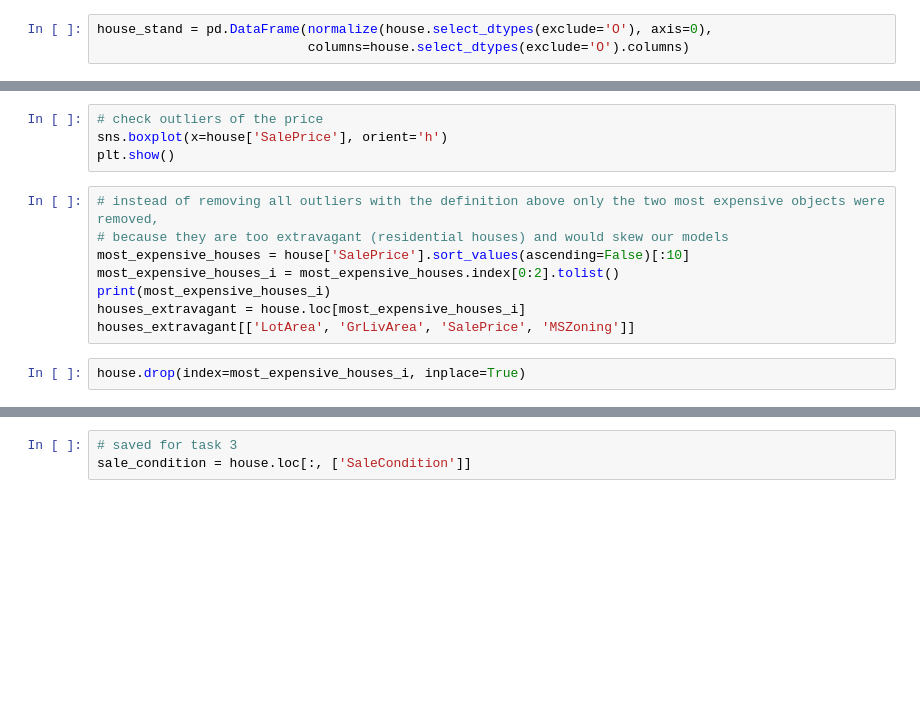
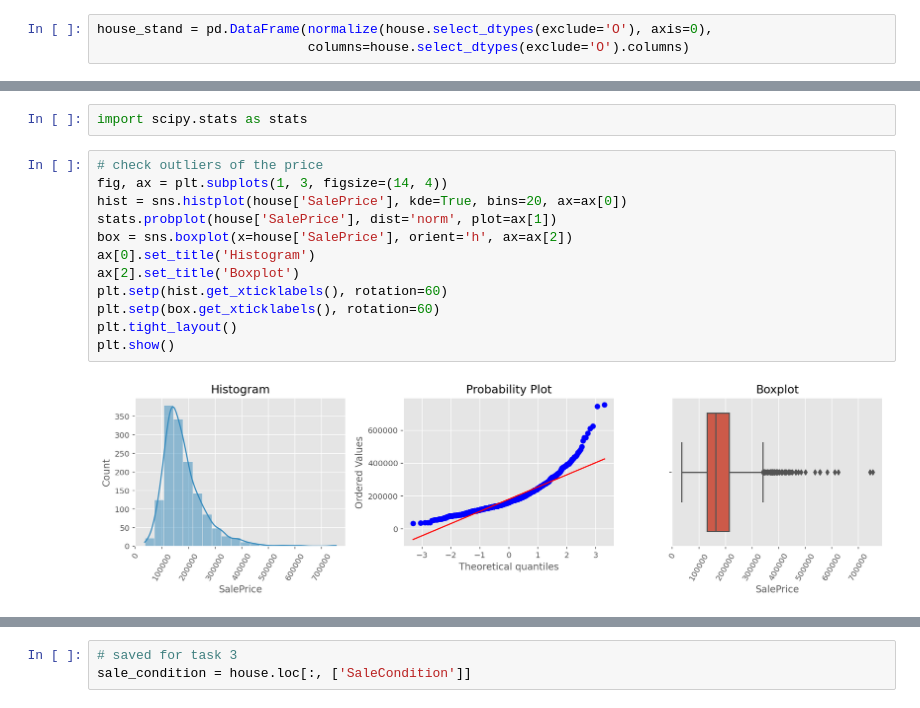
Before and after one commit to androi7/ds-mini-projects, a Jupyter notebook: House-Prices/House_Prices.ipynb, the cells around one changed output, grey strips where cells are left out. Drawn from its saved outputs; the diff is of its cells as text; blank space fills up the shorter version.

```diff
--- a/House-Prices/House_Prices.ipynb
+++ b/House-Prices/House_Prices.ipynb
@@ -469,14 +492,16 @@ house_outliers.shape
-# %%
-# check outliers of the price
-sns.boxplot(x=house['SalePrice'], orient='h')
-plt.show()
-# %%
-# instead of removing all outliers with the definition above only the two most expensive objects were removed,
-# because they are too extravagant (residential houses) and would skew our models
-most_expensive_houses = house['SalePrice'].sort_values(ascending=False)[:10]
-most_expensive_houses_i = most_expensive_houses.index[0:2].tolist()
-print(most_expensive_houses_i)
-houses_extravagant = house.loc[most_expensive_houses_i]
-houses_extravagant[['LotArea', 'GrLivArea', 'SalePrice', 'MSZoning']]
-# %%
-house.drop(index=most_expensive_houses_i, inplace=True)
+# %%
+import scipy.stats as stats
+# %%
+# check outliers of the price
+fig, ax = plt.subplots(1, 3, figsize=(14, 4))
+hist = sns.histplot(house['SalePrice'], kde=True, bins=20, ax=ax[0])
+stats.probplot(house['SalePrice'], dist='norm', plot=ax[1])
+box = sns.boxplot(x=house['SalePrice'], orient='h', ax=ax[2])
+ax[0].set_title('Histogram')
+ax[2].set_title('Boxplot')
+plt.setp(hist.get_xticklabels(), rotation=60)
+plt.setp(box.get_xticklabels(), rotation=60)
+plt.tight_layout()
+plt.show()
+# %% [output]
+[figure, added]
```
Also changed, not shown: parts of 10 cells of this notebook.
